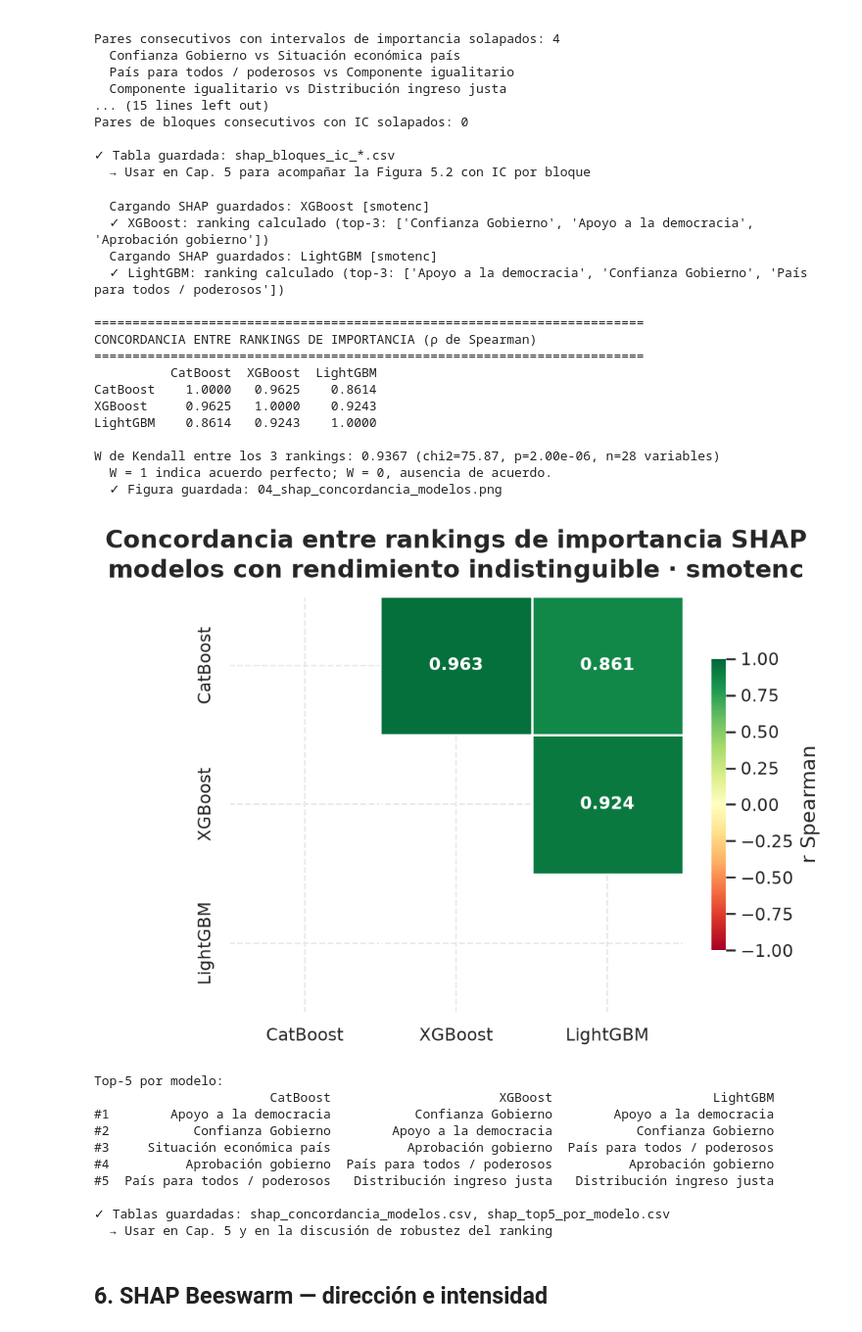
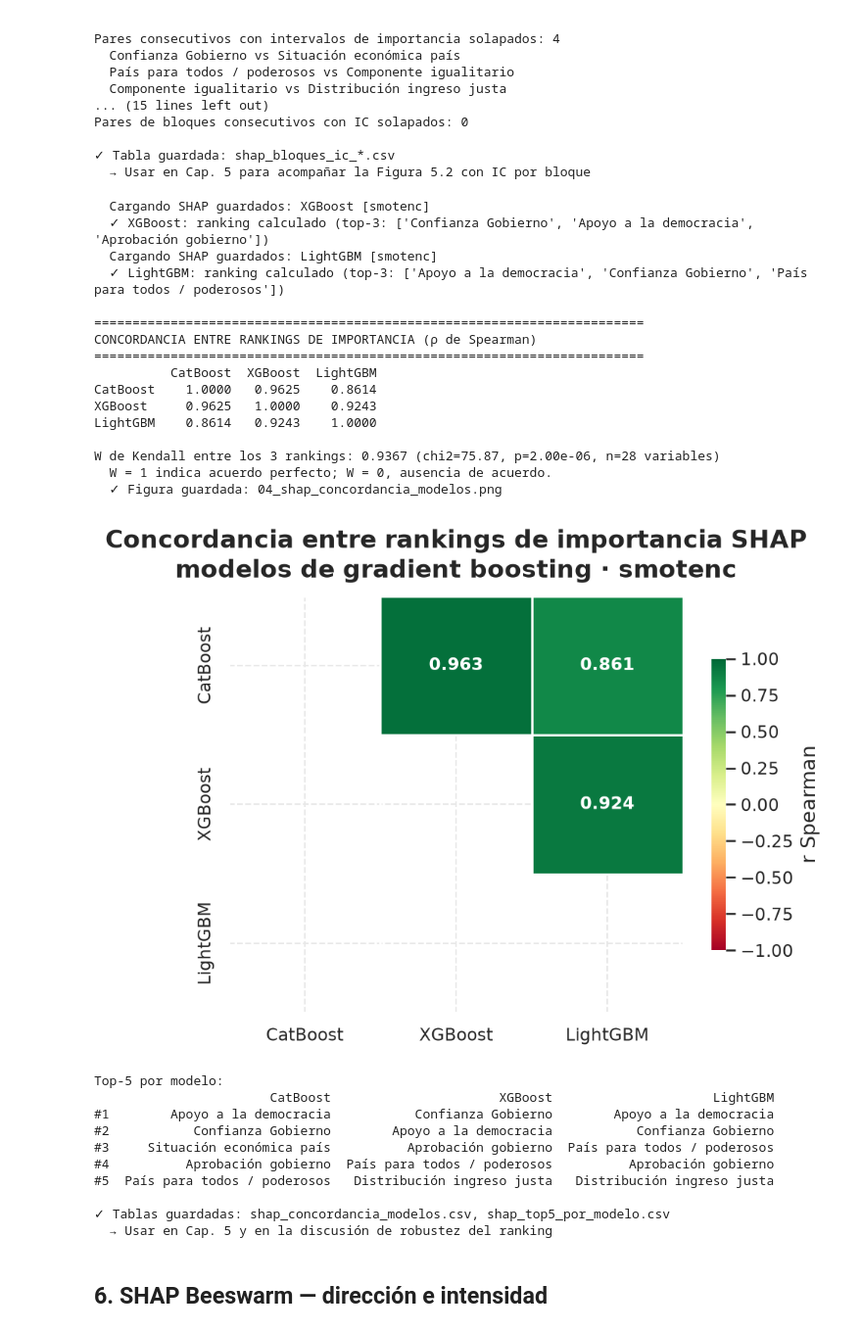
Before and after one commit to PatricioPorrasM/DemocraticSatisfactionLatam, a Jupyter notebook: notebooks/output/04_explicabilidad_xai.ipynb, the cells around one changed output. Shown at 98% size. Saved outputs shown, nothing was run; the diff lists cells and outputs as text; code cells hidden in the pictures.

```diff
--- a/notebooks/output/04_explicabilidad_xai.ipynb
+++ b/notebooks/output/04_explicabilidad_xai.ipynb
@@ -637,7 +637,7 @@ else:
     plot_spearman_estabilidad(
         mat_conc.astype(float),
         titulo=("Concordancia entre rankings de importancia SHAP\n"
-                f"modelos con rendimiento indistinguible · {ESTRATEGIA_XAI}"),
+                f"modelos de gradient boosting · {ESTRATEGIA_XAI}"),
         nombre_archivo="04_shap_concordancia_modelos",
     )
 
@@ -646,34 +646,34 @@ else:
     # Top-5 de cada modelo, para leer la coincidencia sustantiva
     print()
     print("Top-5 por modelo:")
     df_top5 = pd.DataFrame({
         m: [ETIQUETAS_FEATURES.get(v, v) for v in imp.head(5).index]
         for m, imp in importancias_por_modelo.items()
     }, index=[f"#{k}" for k in range(1, 6)])
     print(df_top5.to_string())
     df_top5.to_csv(PATHS["FOLDER_RESULTS_TABLES"] / "shap_top5_por_modelo.csv")
 
     print()
     print("✓ Tablas guardadas: shap_concordancia_modelos.csv, shap_top5_por_modelo.csv")
     print("  → Usar en Cap. 5 y en la discusión de robustez del ranking")
 # %% [output]
   Cargando SHAP guardados: XGBoost [smotenc]
   ✓ XGBoost: ranking calculado (top-3: ['Confianza Gobierno', 'Apoyo a la democracia', 'Aprobación gobierno'])
   Cargando SHAP guardados: LightGBM [smotenc]
   ✓ LightGBM: ranking calculado (top-3: ['Apoyo a la democracia', 'Confianza Gobierno', 'País para todos / poderosos'])
 
 ========================================================================
 CONCORDANCIA ENTRE RANKINGS DE IMPORTANCIA (ρ de Spearman)
 ========================================================================
           CatBoost  XGBoost  LightGBM
 CatBoost    1.0000   0.9625    0.8614
 XGBoost     0.9625   1.0000    0.9243
 LightGBM    0.8614   0.9243    1.0000
 
 W de Kendall entre los 3 rankings: 0.9367 (chi2=75.87, p=2.00e-06, n=28 variables)
   W = 1 indica acuerdo perfecto; W = 0, ausencia de acuerdo.
   ✓ Figura guardada: 04_shap_concordancia_modelos.png
-[figure, old version]
+[figure, new version]
 Top-5 por modelo:
                        CatBoost                      XGBoost                     LightGBM
 #1        Apoyo a la democracia           Confianza Gobierno        Apoyo a la democracia
```
Also changed, not shown: parts of 4 cells of this notebook, 3 other files.
